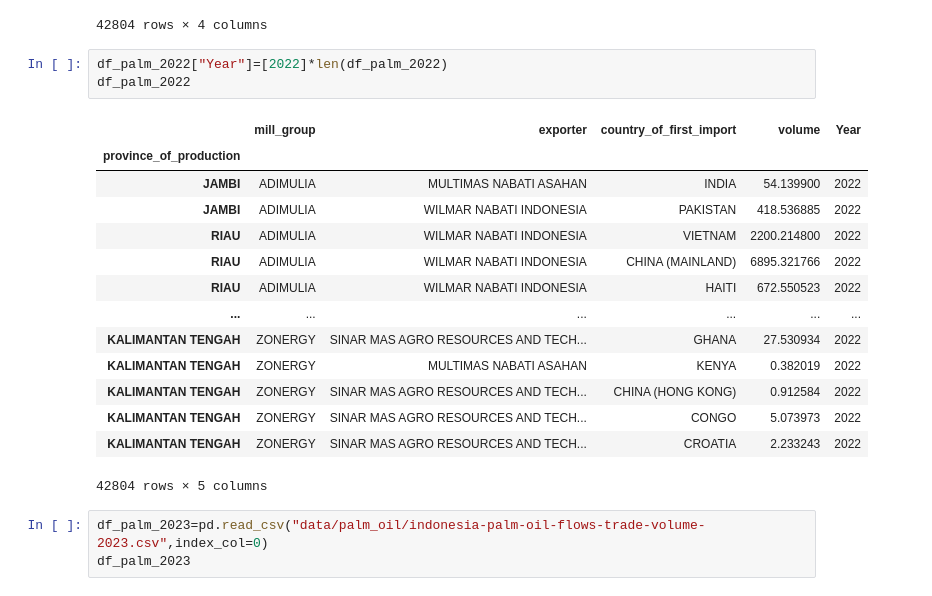
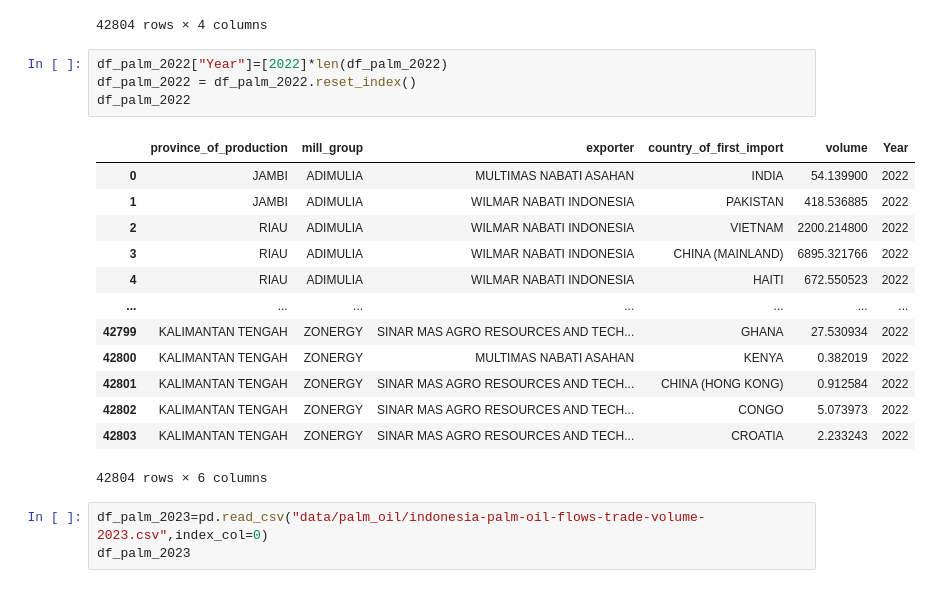
Before and after one commit to aparna2382/Capstone-Project, a Jupyter notebook: palm_oil_report.ipynb, the cells around one changed output. Cells and saved outputs as stored; diff of their text form.

```diff
--- a/palm_oil_report.ipynb
+++ b/palm_oil_report.ipynb
@@ -92,22 +92,22 @@ df_palm_2022
 42804 rows × 4 columns
 # %%
 df_palm_2022["Year"]=[2022]*len(df_palm_2022)
+df_palm_2022 = df_palm_2022.reset_index()
 df_palm_2022
 # %% [output]
-|  | mill_group | exporter | country_of_first_import | volume | Year |
-| province_of_production |  |  |  |  |  |
-| JAMBI | ADIMULIA | MULTIMAS NABATI ASAHAN | INDIA | 54.139900 | 2022 |
-| JAMBI | ADIMULIA | WILMAR NABATI INDONESIA | PAKISTAN | 418.536885 | 2022 |
-| RIAU | ADIMULIA | WILMAR NABATI INDONESIA | VIETNAM | 2200.214800 | 2022 |
-| RIAU | ADIMULIA | WILMAR NABATI INDONESIA | CHINA (MAINLAND) | 6895.321766 | 2022 |
-| RIAU | ADIMULIA | WILMAR NABATI INDONESIA | HAITI | 672.550523 | 2022 |
-| ... | ... | ... | ... | ... | ... |
-| KALIMANTAN TENGAH | ZONERGY | SINAR MAS AGRO RESOURCES AND TECH... | GHANA | 27.530934 | 2022 |
-| KALIMANTAN TENGAH | ZONERGY | MULTIMAS NABATI ASAHAN | KENYA | 0.382019 | 2022 |
-| KALIMANTAN TENGAH | ZONERGY | SINAR MAS AGRO RESOURCES AND TECH... | CHINA (HONG KONG) | 0.912584 | 2022 |
-| KALIMANTAN TENGAH | ZONERGY | SINAR MAS AGRO RESOURCES AND TECH... | CONGO | 5.073973 | 2022 |
-| KALIMANTAN TENGAH | ZONERGY | SINAR MAS AGRO RESOURCES AND TECH... | CROATIA | 2.233243 | 2022 |
+|  | province_of_production | mill_group | exporter | country_of_first_import | volume | Year |
+| 0 | JAMBI | ADIMULIA | MULTIMAS NABATI ASAHAN | INDIA | 54.139900 | 2022 |
+| 1 | JAMBI | ADIMULIA | WILMAR NABATI INDONESIA | PAKISTAN | 418.536885 | 2022 |
+| 2 | RIAU | ADIMULIA | WILMAR NABATI INDONESIA | VIETNAM | 2200.214800 | 2022 |
+| 3 | RIAU | ADIMULIA | WILMAR NABATI INDONESIA | CHINA (MAINLAND) | 6895.321766 | 2022 |
+| 4 | RIAU | ADIMULIA | WILMAR NABATI INDONESIA | HAITI | 672.550523 | 2022 |
+| ... | ... | ... | ... | ... | ... | ... |
+| 42799 | KALIMANTAN TENGAH | ZONERGY | SINAR MAS AGRO RESOURCES AND TECH... | GHANA | 27.530934 | 2022 |
+| 42800 | KALIMANTAN TENGAH | ZONERGY | MULTIMAS NABATI ASAHAN | KENYA | 0.382019 | 2022 |
+| 42801 | KALIMANTAN TENGAH | ZONERGY | SINAR MAS AGRO RESOURCES AND TECH... | CHINA (HONG KONG) | 0.912584 | 2022 |
+| 42802 | KALIMANTAN TENGAH | ZONERGY | SINAR MAS AGRO RESOURCES AND TECH... | CONGO | 5.073973 | 2022 |
+| 42803 | KALIMANTAN TENGAH | ZONERGY | SINAR MAS AGRO RESOURCES AND TECH... | CROATIA | 2.233243 | 2022 |
-42804 rows × 5 columns
+42804 rows × 6 columns
 # %%
 df_palm_2023=pd.read_csv("data/palm_oil/indonesia-palm-oil-flows-trade-volume-2023.csv",index_col=0)
 df_palm_2023
```
Also changed, not shown: parts of 17 cells of this notebook, 9 other files.
